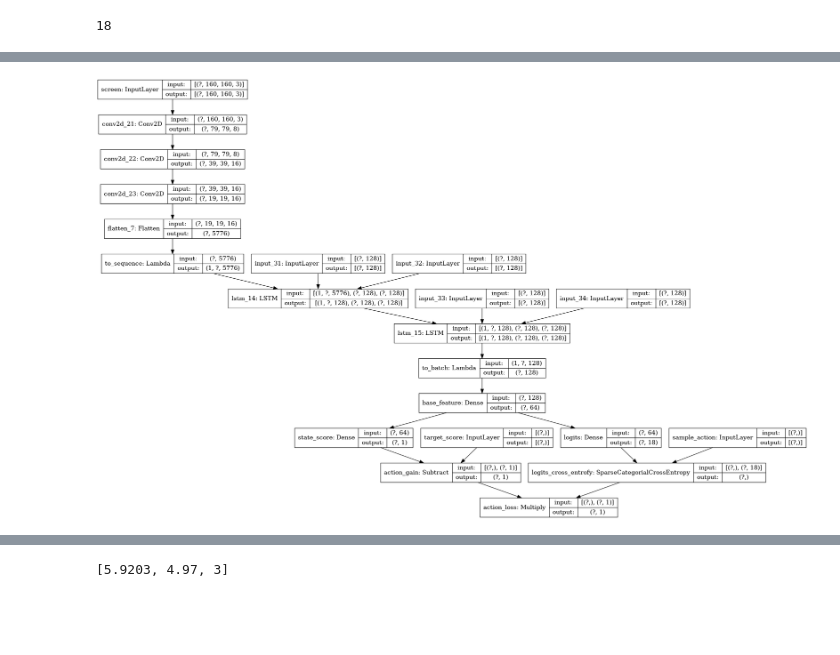
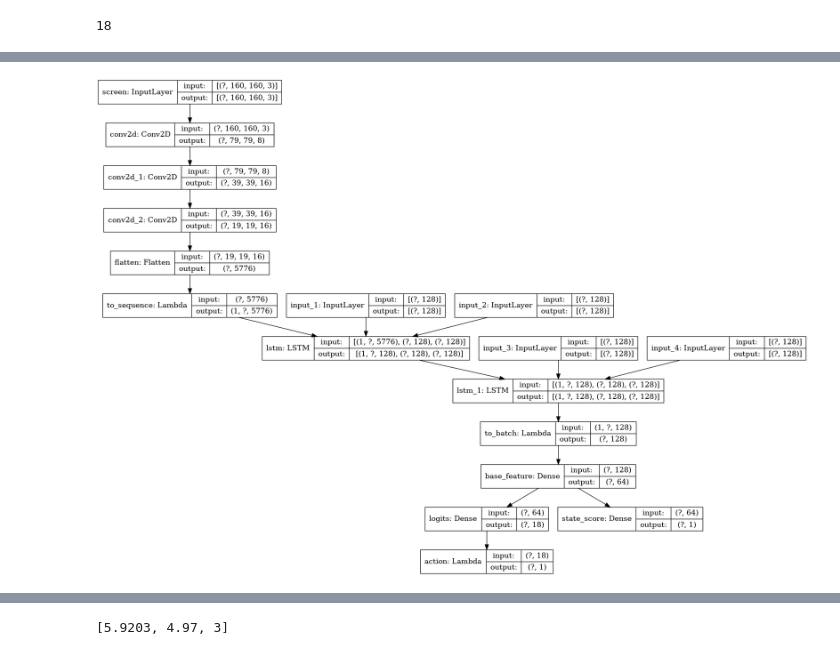
Before and after one commit to zhanglix/atari_games, a Jupyter notebook: gym.ipynb, the cells around one changed output, grey strips where cells are left out. Drawn from its saved outputs; the diff is of its cells as text; code cells hidden in the pictures; blank space fills up the shorter version.

```diff
--- a/gym.ipynb
+++ b/gym.ipynb
@@ -156,6 +156,9 @@ def get_action_model(action_size, **regularizers):
 # %%
 def get_a3c_model(action_size, **regularizers):
     action_model = get_action_model(action_size, **regularizers)
+    return get_a3c_model_from_action(action_model, **regularizers)
+
+def get_a3c_model_from_action(action_model, **regularizers):
     feature = action_model.get_layer(name="base_feature").output
     score = tf.keras.layers.Dense(1, name="state_score",**regularizers)(feature)
     outputs = [action_model.output[0], score, action_model.output[1]]
@@ -185,4 +180,8 @@ train_model =  get_train_model(model)
+# %%
+a3c_model = get_a3c_model(action_size, kernel_regularizer="l1_l2", bias_regularizer="l1_l2")
+train_model =  get_train_model_from(a3c_model)
+train_model.compile(optimizer='rmsprop', loss=['mse', None])
 # %%
-tf.keras.utils.plot_model(tm, show_shapes=True)
+tf.keras.utils.plot_model(a3c_model, show_shapes=True)
 # %% [output]
-[figure, old version]
+[figure, new version]
```
Also changed, not shown: parts of 18 cells of this notebook.
